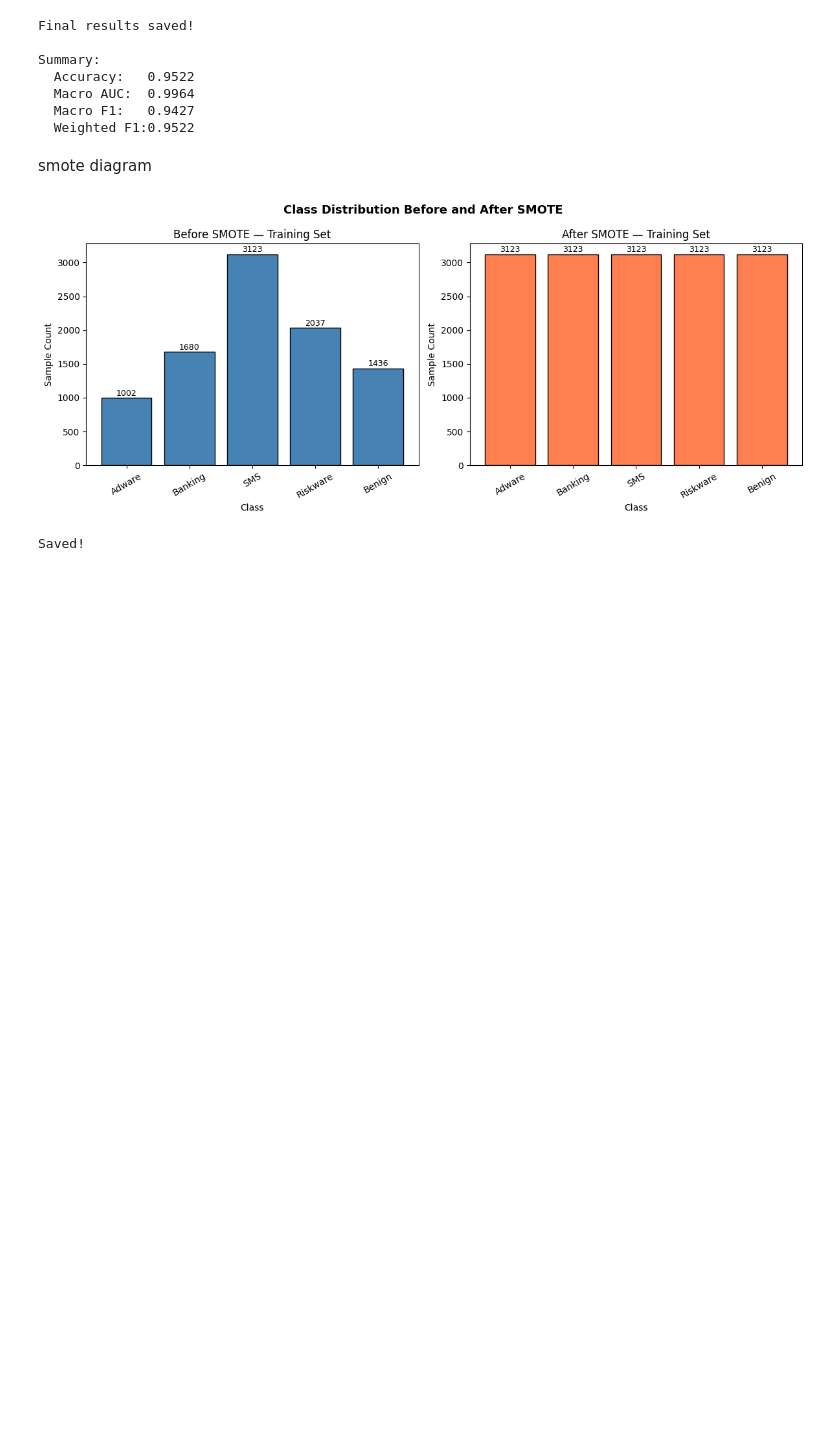
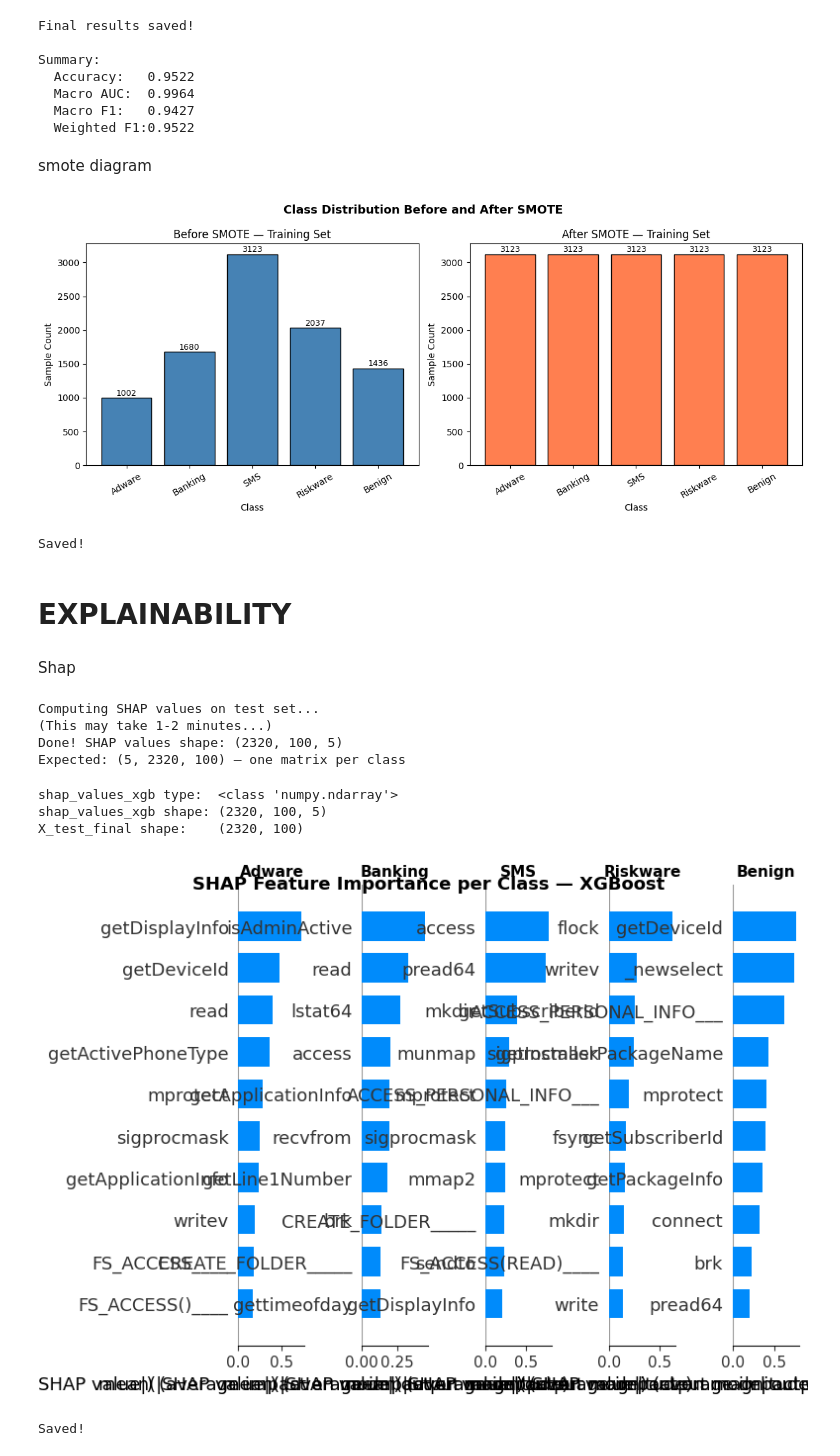
Before and after one commit to S-0120/XAI, a Jupyter notebook: XAI_Project.ipynb, the cells around one changed output. Cells and saved outputs as stored; diff of their text form; code cells hidden in the pictures; blank space fills up the shorter version.

```diff
--- a/XAI_Project.ipynb
+++ b/XAI_Project.ipynb
@@ -1702,3 +1760,55 @@ print("Saved!")
 # %% [output]
 [figure]
 Saved!
+# %% [markdown]
+# EXPLAINABILITY
+# %% [markdown]
+Shap
+# %%
+# TreeExplainer is optimised for tree-based models
+# Much faster than KernelExplainer and exact (not approximate)
+explainer_xgb = shap.TreeExplainer(xgb)
+
+print("Computing SHAP values on test set...")
+print("(This may take 1-2 minutes...)")
+
+shap_values_xgb = explainer_xgb.shap_values(X_test_final)
+
+print(f"Done! SHAP values shape: {np.array(shap_values_xgb).shape}")
+print(f"Expected: (5, 2320, 100) — one matrix per class")
+# %% [output]
+Computing SHAP values on test set...
+(This may take 1-2 minutes...)
+Done! SHAP values shape: (2320, 100, 5)
+Expected: (5, 2320, 100) — one matrix per class
+# %%
+print(f"shap_values_xgb type:  {type(shap_values_xgb)}")
+print(f"shap_values_xgb shape: {np.array(shap_values_xgb).shape}")
+print(f"X_test_final shape:    {X_test_final.shape}")
+# %% [output]
+shap_values_xgb type:  <class 'numpy.ndarray'>
+shap_values_xgb shape: (2320, 100, 5)
+X_test_final shape:    (2320, 100)
+# %%
+fig, axes = plt.subplots(1, 5, figsize=(24, 6))
+
+for i, (cls, ax) in enumerate(zip(classes, axes)):
+    plt.sca(ax)
+    shap.summary_plot(
+        shap_values_xgb[:, :, i],   # fixed: slice along last axis
+        X_test_final,
+        feature_names=top_features,
+        plot_type="bar",
+        max_display=10,
+        show=False
+    )
+    ax.set_title(f'{cls}', fontsize=11, fontweight='bold')
+
+plt.suptitle('SHAP Feature Importance per Class — XGBoost', fontsize=13, fontweight='bold')
+plt.tight_layout()
+plt.savefig(MODELS_PATH + 'shap_bar_per_class.png', dpi=150, bbox_inches='tight')
+plt.show()
+print("Saved!")
+# %% [output]
+[figure, added]
+Saved!
```
Also changed, not shown: parts of 20 cells of this notebook.
